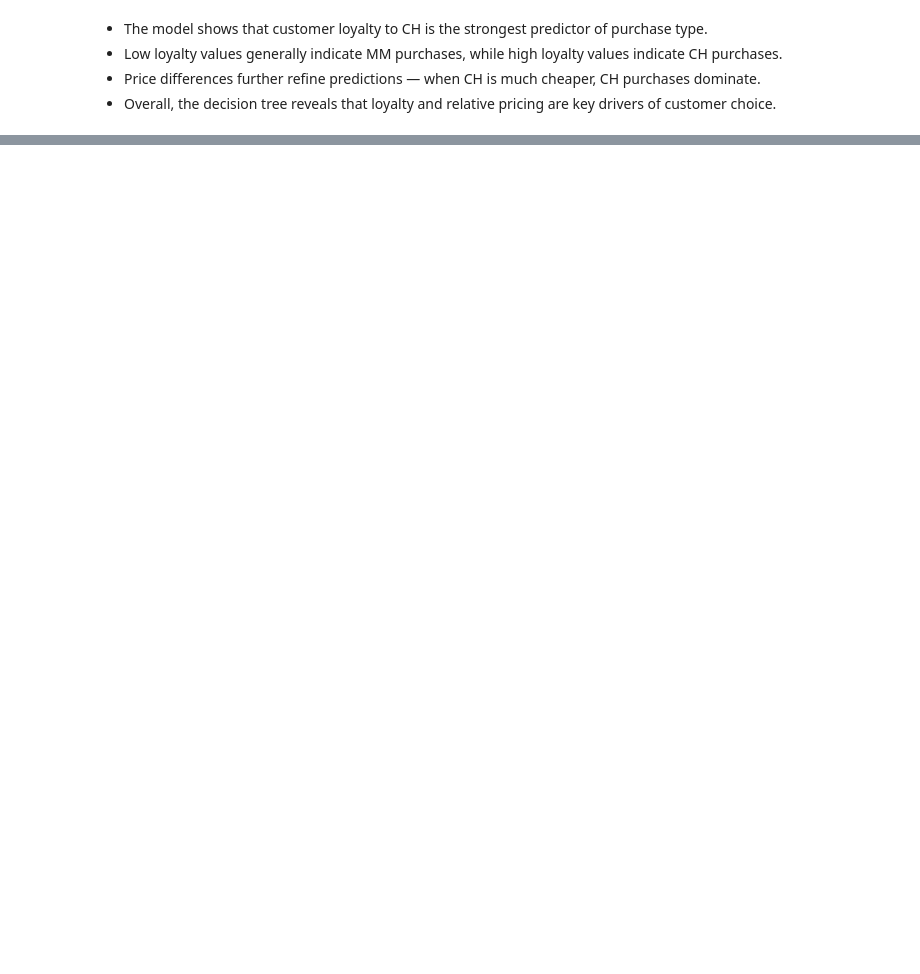
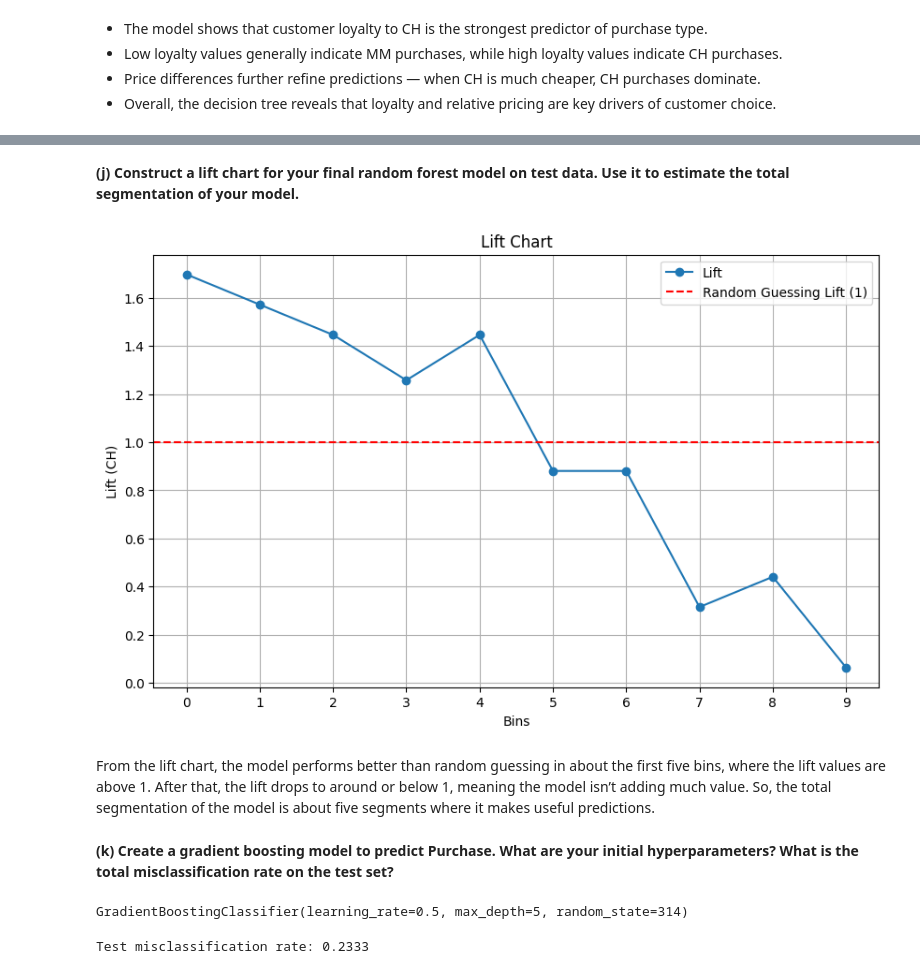
Before and after one commit to rachellecloutier/code_2600, a Jupyter notebook: homework4.ipynb, the cells around one changed output, grey strips where cells are left out. Saved outputs shown, nothing was run; the diff lists cells and outputs as text; code cells hidden in the pictures; blank space fills up the shorter version.

```diff
--- a/homework4.ipynb
+++ b/homework4.ipynb
@@ -183,0 +267,8 @@ plt.show()
+# %%
+from sklearn.ensemble import RandomForestClassifier as RFC
+
+rf_OJ = RFC(max_features='sqrt',
+             n_estimators=100,
+             random_state=2)
+
+rf_OJ.fit(X_train, y_train)
@@ -183,0 +335,59 @@ plt.show()
+# %% [markdown]
+**(j) Construct a lift chart for your final random forest model on test data. Use it to estimate the total segmentation of your model.**
+# %%
+def plot_lift_chart(y_true, y_preds, n_bins=10):
+
+    data = pd.DataFrame({'y_true': y_true, 'y_preds': y_preds})
+
+    data = data.sort_values(by='y_preds', ascending=False)
+    data['bin'] = pd.qcut(data['y_preds'], n_bins, labels=False)
+
+        # Use top class as reference
+    top_class = data['y_true'].value_counts().idxmax()
+
+    lift_data = data.groupby('bin').agg(
+        total_count=('y_true', 'count'),
+        actual_top_class_count=('y_true', lambda x: (x == top_class).sum())
+    ).reset_index()
+
+    expected_rate = (data['y_true'] == top_class).mean()
+    lift_data['lift'] = (lift_data['actual_top_class_count'] / lift_data['total_count']) / expected_rate
+    y_label = f'Lift ({top_class})'
+# Plot
+    plt.figure(figsize=(10, 6))
+    plt.plot(lift_data['bin'], lift_data['lift'], marker='o', label='Lift')
+    plt.axhline(y=1, color='r', linestyle='--', label='Random Guessing Lift (1)')
+    plt.title('Lift Chart')
+    plt.xlabel('Bins')
+    plt.ylabel(y_label)
+    plt.xticks(lift_data['bin'])
+    plt.legend()
+    plt.grid()
+    plt.show()
+
+y_pred_proba = best_rf.predict_proba(X_test)[:, 1]
+plot_lift_chart(y_test, y_pred_proba, n_bins=10)
+# %% [output]
+[figure, added]
+# %% [markdown]
+From the lift chart, the model performs better than random guessing in about the first five bins, where the lift values are above 1. After that, the lift drops to around or below 1, meaning the model isn’t adding much value. So, the total segmentation of the model is about five segments where it makes useful predictions.
+# %% [markdown]
+**(k) Create a gradient boosting model to predict Purchase. What are your initial hyperparameters? What is the total misclassification rate on the test set?**
+# %%
+from sklearn.ensemble import GradientBoostingClassifier as GBC
+
+gbm = GBC(learning_rate=0.5,
+               n_estimators=100,
+               max_depth=5,
+               random_state=314)
+gbm.fit(X_train, y_train)
+# %% [output]
+GradientBoostingClassifier(learning_rate=0.5, max_depth=5, random_state=314)
+# %%
+y_pred_gbm = gbm.predict(X_test)
+
+test_error_gbm = 1 - accuracy_score(y_test, y_pred_gbm)
+
+print(f"\nTest misclassification rate: {test_error_gbm:.4f}")
+# %% [output]
+Test misclassification rate: 0.2333
```
Also changed, not shown: parts of 18 cells of this notebook.
